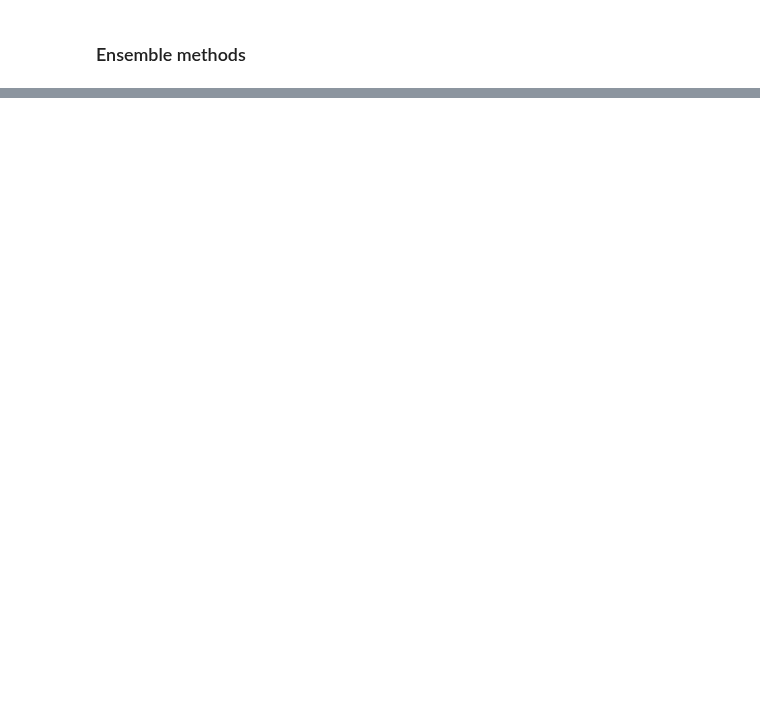
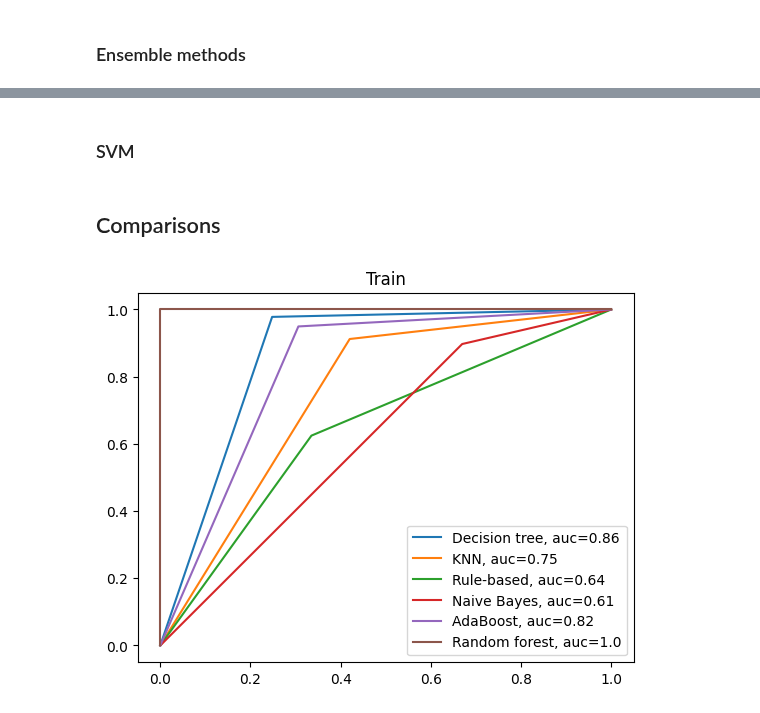
Before and after one commit to federicosilvestri/data-mining, a Jupyter notebook: 3_classification.ipynb, the cells around one changed output, grey strips where cells are left out. Saved outputs shown, nothing was run; the diff lists cells and outputs as text; code cells hidden in the pictures; blank space fills up the shorter version.

```diff
--- a/3_classification.ipynb
+++ b/3_classification.ipynb
@@ -334,0 +392,8 @@ plot_cms(train_pred_nb, test_pred_rb)
+# %%
+n_estimators_list = list(range(10, 201, 10))
+
+params = [dict(n_estimators=n_estimators) for n_estimators in list(range(10, 201, 10))]
+
+best_test_score, best_params = gridsearch(train_set, train_label, create_rf, params)
+
+best_test_score, best_params
@@ -334,0 +402,3 @@ plot_cms(train_pred_nb, test_pred_rb)
+# %%
+rf = create_rf(best_params)
+rf.fit(train_set, y=train_label)
@@ -334,0 +407,5 @@ plot_cms(train_pred_nb, test_pred_rb)
+# %%
+train_pred_rf = rf.predict(train_set)
+test_pred_rf = rf.predict(test_set)
+
+predictions["Random forest"] = (train_pred_rf, test_pred_rf)
@@ -334,0 +439,23 @@ plot_cms(train_pred_nb, test_pred_rb)
+# %% [markdown]
+### SVM
+# %% [markdown]
+## Comparisons
+# %%
+def plot_roc(roc_type="test"):
+    plt.figure(0).clf()
+    is_test = roc_type == "test"
+    index = 1 if is_test else 0
+
+    for key, value in predictions.items():
+        pred = value[index]
+        label = test_label if is_test else train_label
+        fpr, tpr, thresh = metrics.roc_curve(label, pred)
+        auc = metrics.roc_auc_score(label, pred)
+        plt.plot(fpr,tpr,label=f"{key}, auc="+str(round(auc, 2)))
+        plt.title("Test" if is_test else "Train")
+
+    plt.legend(loc=0)
+# %%
+plot_roc("train")
+# %% [output]
+[figure, added]
```
Also changed, not shown: parts of 32 cells of this notebook.
